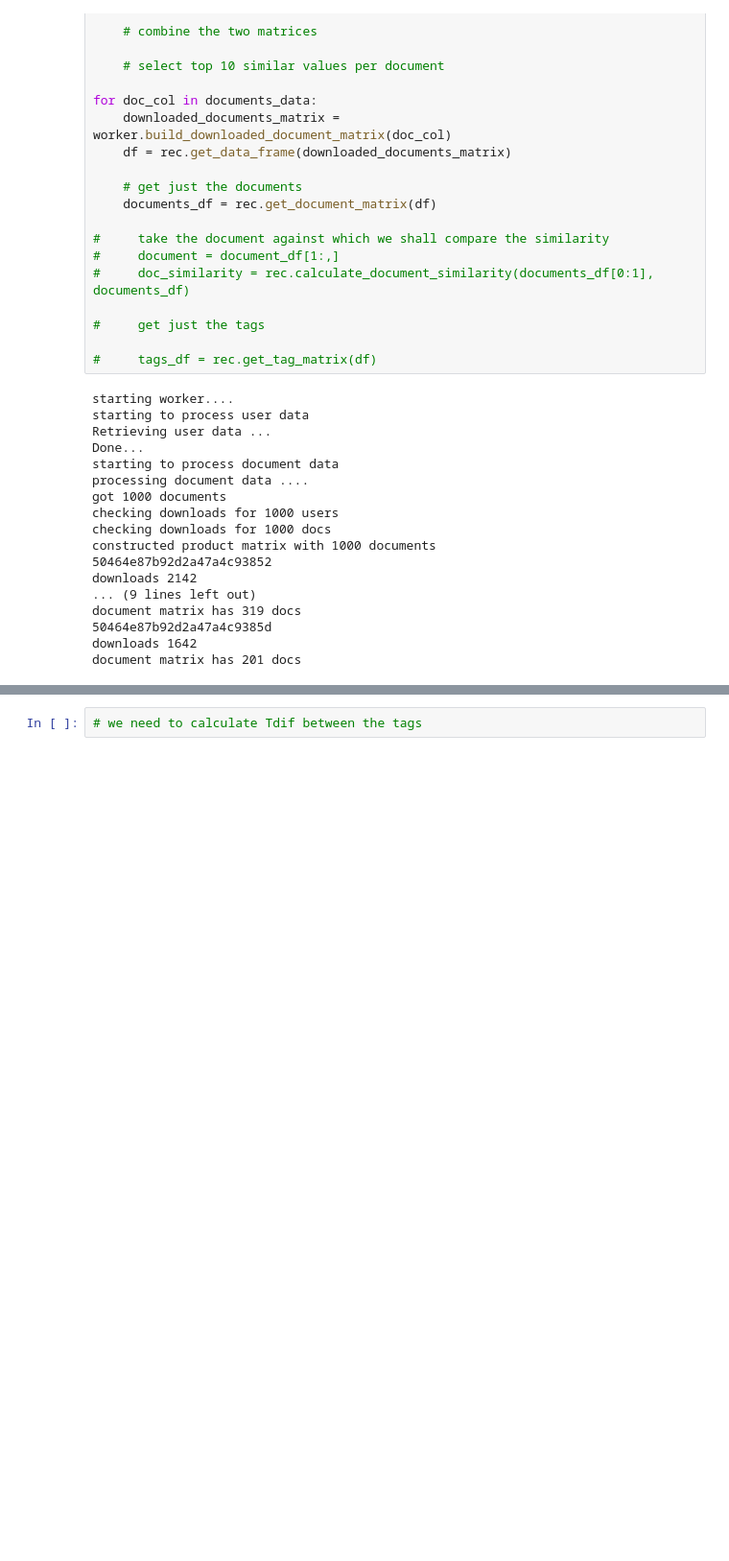
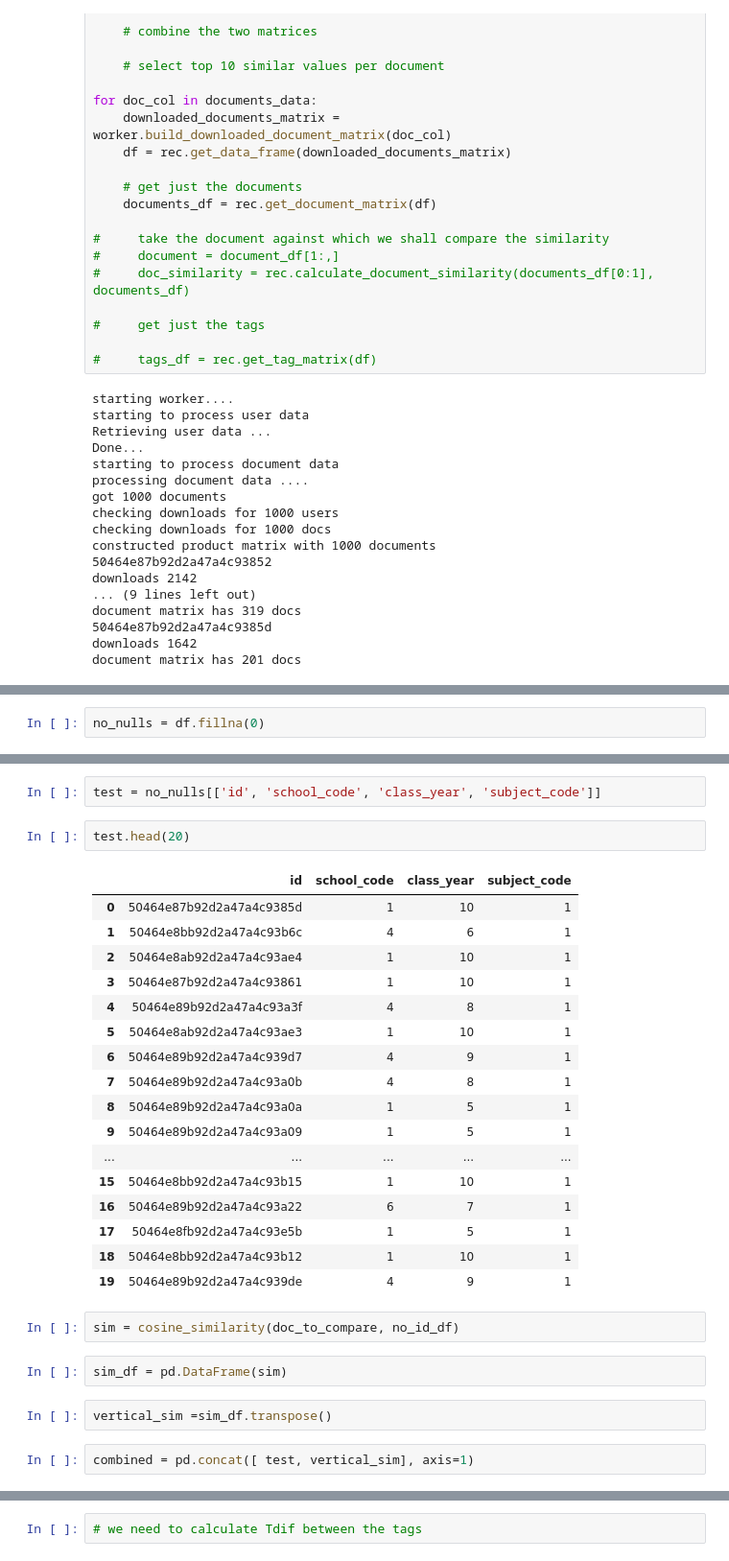
Before and after one commit to maxkimambo/recommender, a Jupyter notebook: Recommender-Copy1.ipynb, the cells around one changed output, grey strips where cells are left out. Shown at 96% size. Cells and saved outputs as stored; diff of their text form; blank space fills up the shorter version.

```diff
--- a/Recommender-Copy1.ipynb
+++ b/Recommender-Copy1.ipynb
@@ -117,0 +109,2 @@ tags.shape
+# %%
+no_nulls = df.fillna(0)
@@ -117,0 +136,30 @@ tags.shape
+# %%
+test = no_nulls[['id', 'school_code', 'class_year', 'subject_code']]
+# %%
+test.head(20)
+# %% [output]
+|  | id | school_code | class_year | subject_code |
+| 0 | 50464e87b92d2a47a4c9385d | 1 | 10 | 1 |
+| 1 | 50464e8bb92d2a47a4c93b6c | 4 | 6 | 1 |
+| 2 | 50464e8ab92d2a47a4c93ae4 | 1 | 10 | 1 |
+| 3 | 50464e87b92d2a47a4c93861 | 1 | 10 | 1 |
+| 4 | 50464e89b92d2a47a4c93a3f | 4 | 8 | 1 |
+| 5 | 50464e8ab92d2a47a4c93ae3 | 1 | 10 | 1 |
+| 6 | 50464e89b92d2a47a4c939d7 | 4 | 9 | 1 |
+| 7 | 50464e89b92d2a47a4c93a0b | 4 | 8 | 1 |
+| 8 | 50464e89b92d2a47a4c93a0a | 1 | 5 | 1 |
+| 9 | 50464e89b92d2a47a4c93a09 | 1 | 5 | 1 |
+| ... | ... | ... | ... | ... |
+| 15 | 50464e8bb92d2a47a4c93b15 | 1 | 10 | 1 |
+| 16 | 50464e89b92d2a47a4c93a22 | 6 | 7 | 1 |
+| 17 | 50464e8fb92d2a47a4c93e5b | 1 | 5 | 1 |
+| 18 | 50464e8bb92d2a47a4c93b12 | 1 | 10 | 1 |
+| 19 | 50464e89b92d2a47a4c939de | 4 | 9 | 1 |
+# %%
+sim = cosine_similarity(doc_to_compare, no_id_df)
+# %%
+sim_df = pd.DataFrame(sim)
+# %%
+vertical_sim =sim_df.transpose()
+# %%
+combined = pd.concat([ test, vertical_sim], axis=1)
```
Also changed, not shown: parts of 26 cells of this notebook, 1 other file.
